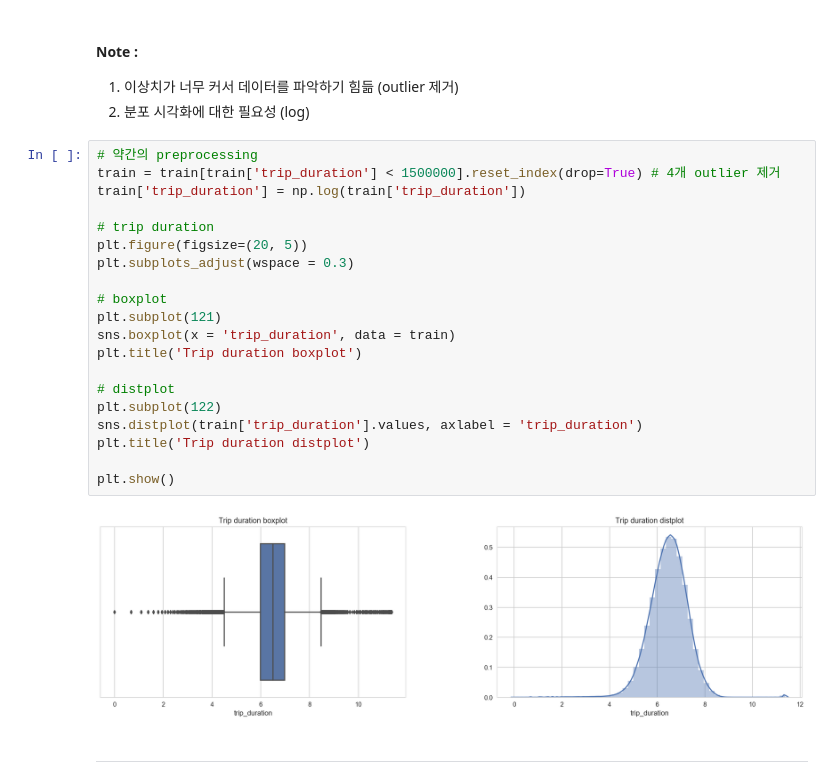
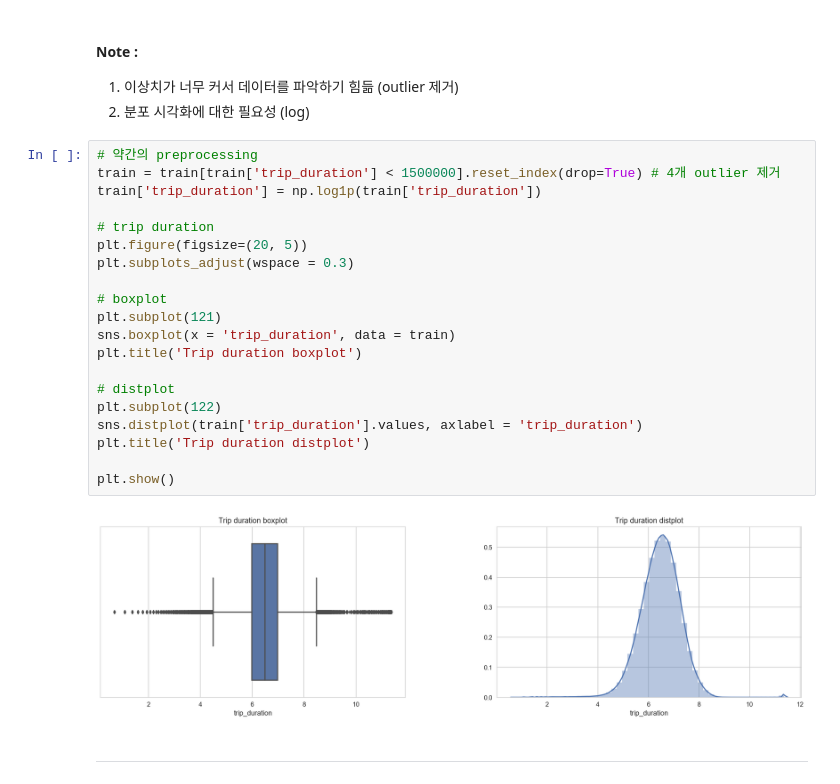
Before and after one commit to Romanism/Project, a Jupyter notebook: 01_New York City Taxi Trip Duration/01_EDA.ipynb, the cells around one changed output. Drawn from its saved outputs; the diff is of its cells as text.

```diff
--- a/01_New York City Taxi Trip Duration/01_EDA.ipynb
+++ b/01_New York City Taxi Trip Duration/01_EDA.ipynb
@@ -101,25 +101,25 @@ plt.show()
 # %%
 # 약간의 preprocessing
 train = train[train['trip_duration'] < 1500000].reset_index(drop=True) # 4개 outlier 제거
-train['trip_duration'] = np.log(train['trip_duration'])
+train['trip_duration'] = np.log1p(train['trip_duration'])
 
 # trip duration
 plt.figure(figsize=(20, 5))
 plt.subplots_adjust(wspace = 0.3)
 
 # boxplot
 plt.subplot(121)
 sns.boxplot(x = 'trip_duration', data = train)
 plt.title('Trip duration boxplot')
 
 # distplot
 plt.subplot(122)
 sns.distplot(train['trip_duration'].values, axlabel = 'trip_duration')
 plt.title('Trip duration distplot')
 
 plt.show()
 # %% [output]
-[figure, old version]
+[figure, new version]
 # %% [markdown]
 ---
 # %% [markdown]
```
Also changed, not shown: parts of 7 cells of this notebook, 9 other files.
